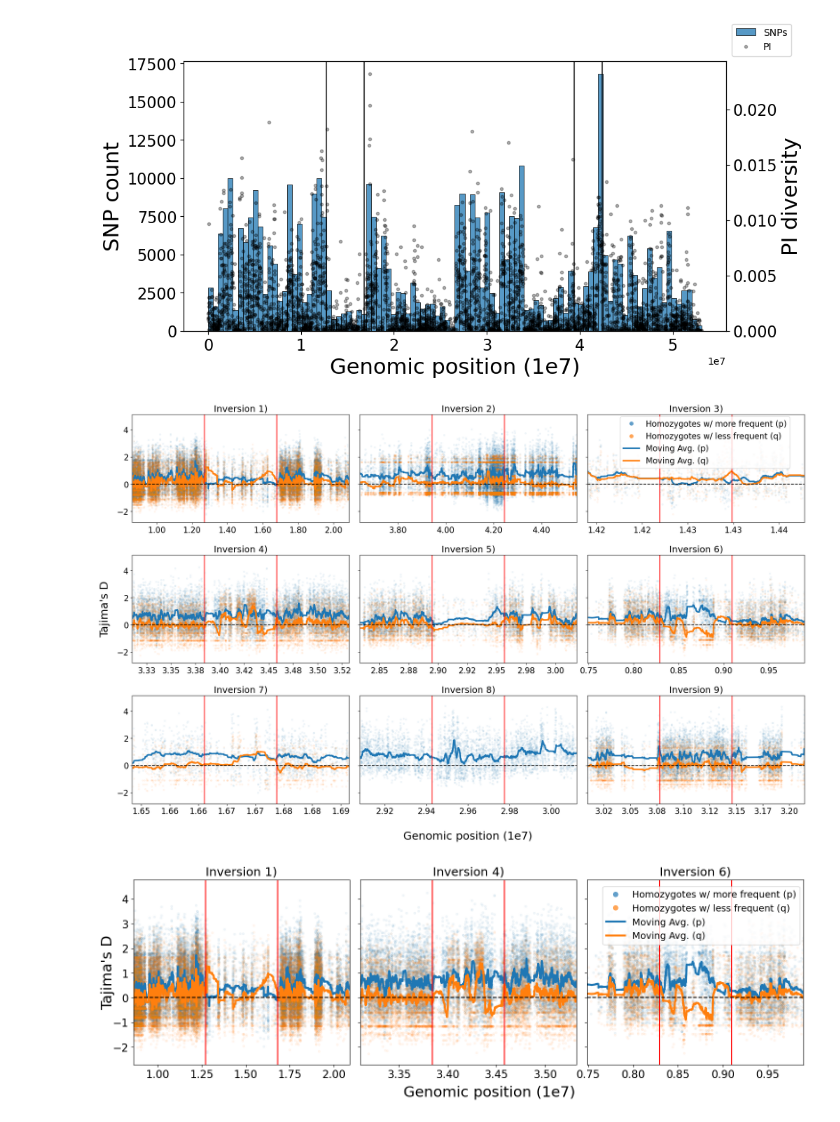
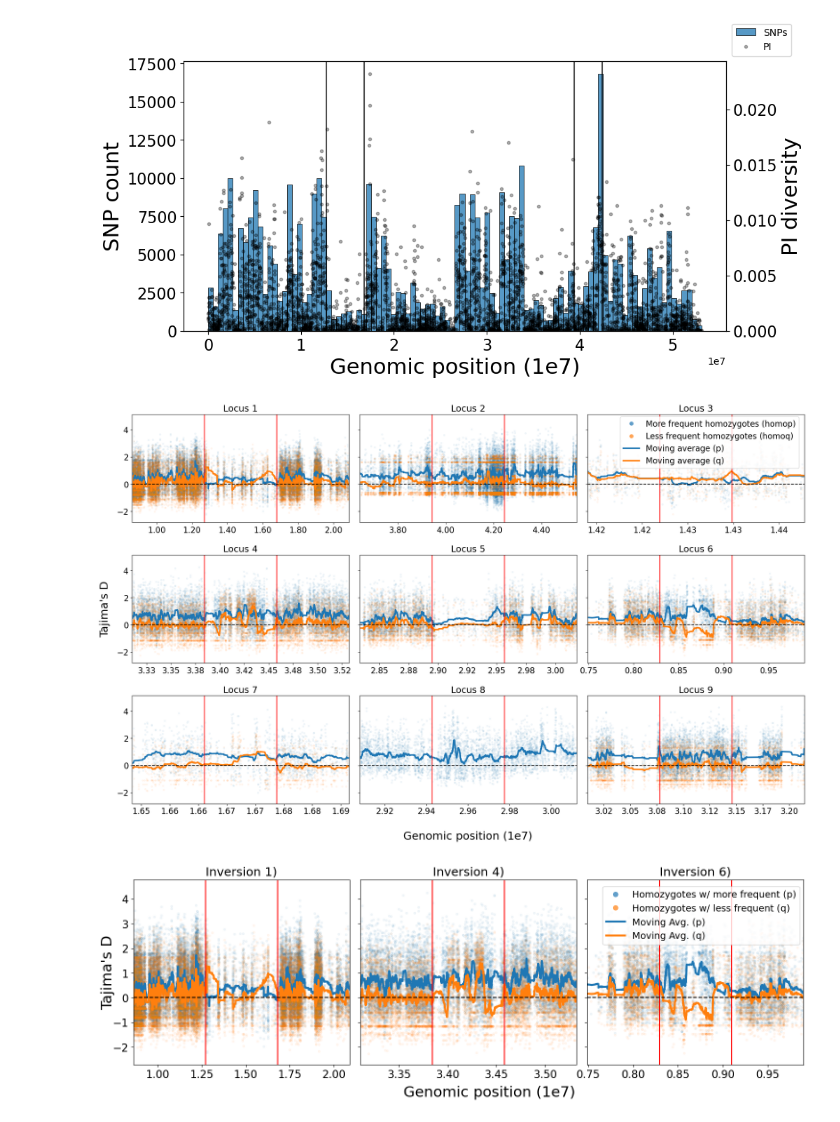
Before and after one commit to Cpetak/Urchin_inversions, a Jupyter notebook: nuc_div.ipynb, the cells around one changed output. Cells and saved outputs as stored; diff of their text form; code cells hidden in the pictures.

Commit message:
changed inversion to locus

```diff
--- a/nuc_div.ipynb
+++ b/nuc_div.ipynb
@@ -86,59 +86,59 @@ for c in all_chrs:
     dfp = dfp.dropna()
     dfq = dfq.dropna()
 
-    axs[counter].plot(dfp["BIN_START"],dfp["TajimaD"],".",color="C0",label="Homozygotes w/ more frequent (p)",alpha=0.05)
+    axs[counter].plot(dfp["BIN_START"],dfp["TajimaD"],".",color="C0",label="More frequent homozygotes (homop)",alpha=0.05)
     if counter != 7:
-        axs[counter].plot(dfq["BIN_START"],dfq["TajimaD"],".",color="C1",label="Homozygotes w/ less frequent (q)",alpha=0.05)
+        axs[counter].plot(dfq["BIN_START"],dfq["TajimaD"],".",color="C1",label="Less frequent homozygotes (homoq)",alpha=0.05)
 
     #Moving average
     window_size = 100
     cumsum = np.cumsum(np.insert(np.array(dfp.TajimaD.to_list()), 0, 0))  # Cumulative sum
     moving_avg = (cumsum[window_size:] - cumsum[:-window_size]) / window_size
     moving_avg = np.concatenate([np.full(window_size - 1, np.nan), moving_avg])
-    axs[counter].plot(dfp["BIN_START"].to_list(), moving_avg, color='C0', linewidth=3, label=f'Moving Avg. (p)')
+    axs[counter].plot(dfp["BIN_START"].to_list(), moving_avg, color='C0', linewidth=3, label=f'Moving average (p)')
     if counter != 7:
         cumsum = np.cumsum(np.insert(np.array(dfq.TajimaD.to_list()), 0, 0))  # Cumulative sum
         moving_avg = (cumsum[window_size:] - cumsum[:-window_size]) / window_size
         moving_avg = np.concatenate([np.full(window_size - 1, np.nan), moving_avg])
-        axs[counter].plot(dfq["BIN_START"].to_list(), moving_avg, color='C1', linewidth=3, label=f'Moving Avg. (q)')
+        axs[counter].plot(dfq["BIN_START"].to_list(), moving_avg, color='C1', linewidth=3, label=f'Moving average (q)')
 
     axs[counter].axvline(starts[counter], color="red")
     axs[counter].axvline(stops[counter], color="red")
     axs[counter].axhline(0, linestyle='--', color="black")
 
     offset=(stops[counter]-starts[counter]) * 1 #3_000_000
     axs[counter].set_xlim(starts[counter]-offset,stops[counter]+offset)
 
-    axs[counter].set_title(f'Inversion {counter+1})', fontsize=18)
+    axs[counter].set_title(f'Locus {counter+1}', fontsize=18)
     axs[counter].tick_params(axis='both', which='major', labelsize=16)
 
     scale_factor = 1e7
     axs[counter].xaxis.set_major_formatter(FuncFormatter(scaled_formatter))
 
     if counter == 2:
         handles, labels = axs[counter].get_legend_handles_labels()
         new_handles = []
         for h, lbl in zip(handles, labels):
-            if lbl == 'Homozygotes w/ more frequent (p)':
+            if lbl == 'More frequent homozygotes (homop)':
                 new_handles.append(proxy_scatter1)   # Use our proxy for these points
-            elif lbl == 'Homozygotes w/ less frequent (q)':
+            elif lbl == 'Less frequent homozygotes (homoq)':
                 new_handles.append(proxy_scatter2)
             else:
                 new_handles.append(h)              # Keep everything else the same
 
         axs[counter].legend(new_handles, labels, loc=(0.15, 0.5), fontsize=16)
 
     counter+=1
 
 plt.text(-0.15, 0.5, 'Tajima\'s D', va='center', rotation='vertical', fontsize=22, transform=axs[3].transAxes)
 plt.text(0.2, -0.3, 'Genomic position (1e7)', va='center', rotation='horizontal', fontsize=22, transform=axs[7].transAxes)
 
 plt.subplots_adjust(wspace=0.05)
 plt.subplots_adjust(hspace=0.3)
 
-plt.savefig(f'figs/all_tajima_plots.pdf', format='pdf', bbox_inches='tight')
+plt.savefig(f'figs/all_tajima_plots2.pdf', format='pdf', bbox_inches='tight')
 # %% [output]
-[figure, old version]
+[figure, new version]
 # %%
 #ONLY SPECIFIC SUBPLOTS FROM ABOVE
 
```
Also changed, not shown: 1 other file.
